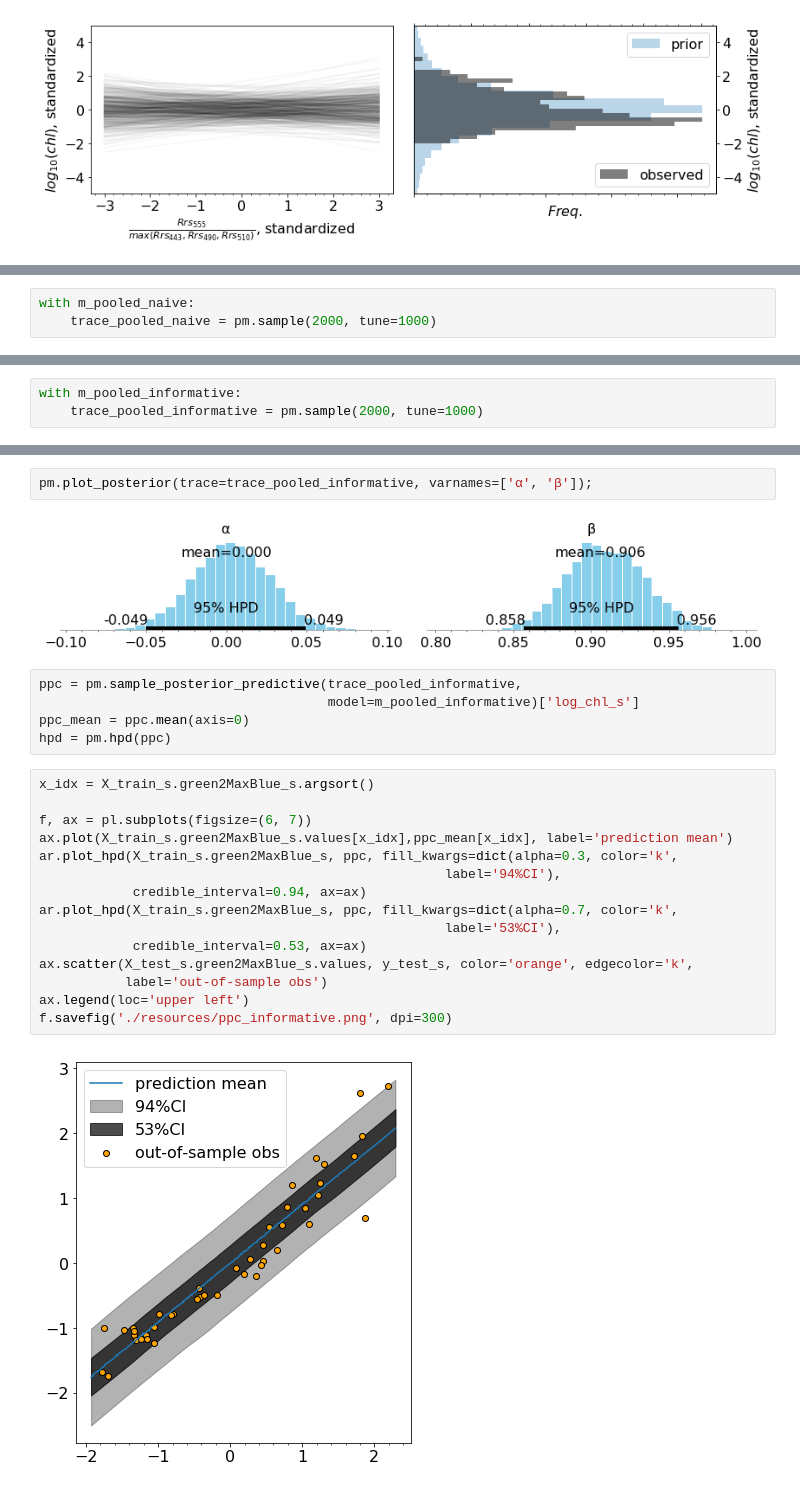
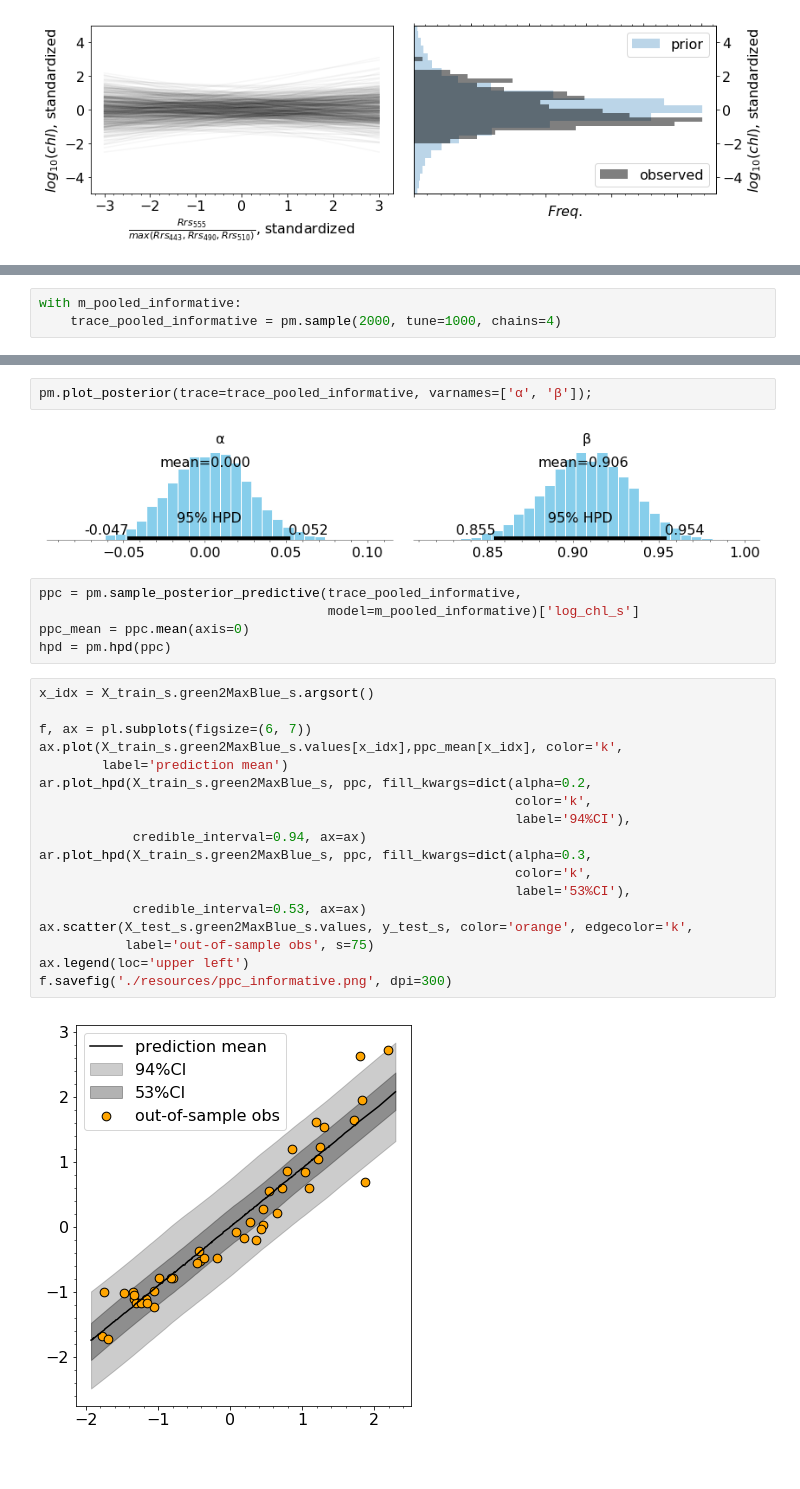
Before and after one commit to madHatter106/IOCS_BUSAN_2019, a Jupyter notebook: BUSAN2019.ipynb, the cells around one changed output, grey strips where cells are left out. Cells and saved outputs as stored; diff of their text form; blank space fills up the shorter version.

```diff
--- a/BUSAN2019.ipynb
+++ b/BUSAN2019.ipynb
@@ -598,8 +600,8 @@ eval_priors(m_pooled_informative, y_=y_train_s.log_chlor_a_s,
 # %% [markdown]
 <center><img src='./resources/priors_predictive_pooled_informative.png?:3'/></center>
 # %%
-with m_pooled_naive:
-    trace_pooled_naive = pm.sample(2000, tune=1000)
+with m_pooled_informative:
+    trace_pooled_informative = pm.sample(2000, tune=1000, chains=4)
 # %% [output]
 Auto-assigning NUTS sampler...
 Initializing NUTS using jitter+adapt_diag...
@@ -624,3 +609,0 @@ pm.plot_posterior(trace=trace_pooled_wk_informative, varnames=['α', 'β']);
-# %%
-with m_pooled_informative:
-    trace_pooled_informative = pm.sample(2000, tune=1000)
@@ -632,7 +610,7 @@ NUTS: [σ, β, α]
 # %%
 pm.plot_posterior(trace=trace_pooled_informative, varnames=['α', 'β']);
 # %% [output]
-[figure, old version]
+[figure, new version]
 # %%
 ppc = pm.sample_posterior_predictive(trace_pooled_informative,
                                      model=m_pooled_informative)['log_chl_s']
@@ -641,17 +619,20 @@ hpd = pm.hpd(ppc)
 # %%
 x_idx = X_train_s.green2MaxBlue_s.argsort()
 
 f, ax = pl.subplots(figsize=(6, 7))
-ax.plot(X_train_s.green2MaxBlue_s.values[x_idx],ppc_mean[x_idx], label='prediction mean')
-ar.plot_hpd(X_train_s.green2MaxBlue_s, ppc, fill_kwargs=dict(alpha=0.3, color='k',
-                                                    label='94%CI'),
+ax.plot(X_train_s.green2MaxBlue_s.values[x_idx],ppc_mean[x_idx], color='k',
+        label='prediction mean')
+ar.plot_hpd(X_train_s.green2MaxBlue_s, ppc, fill_kwargs=dict(alpha=0.2,
+                                                             color='k',
+                                                             label='94%CI'),
             credible_interval=0.94, ax=ax)
-ar.plot_hpd(X_train_s.green2MaxBlue_s, ppc, fill_kwargs=dict(alpha=0.7, color='k',
-                                                    label='53%CI'),
+ar.plot_hpd(X_train_s.green2MaxBlue_s, ppc, fill_kwargs=dict(alpha=0.3,
+                                                             color='k',
+                                                             label='53%CI'),
             credible_interval=0.53, ax=ax)
 ax.scatter(X_test_s.green2MaxBlue_s.values, y_test_s, color='orange', edgecolor='k',
-           label='out-of-sample obs')
+           label='out-of-sample obs', s=75)
 ax.legend(loc='upper left')
 f.savefig('./resources/ppc_informative.png', dpi=300)
 # %% [output]
-[figure, old version]
+[figure, new version]
```
Also changed, not shown: parts of 36 cells of this notebook, 10 other files.
